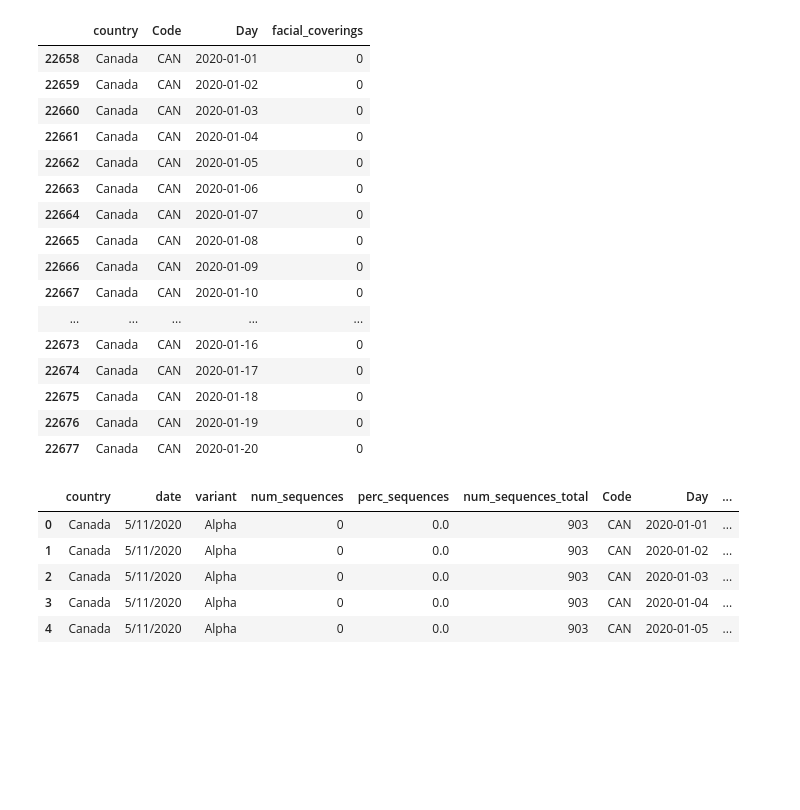
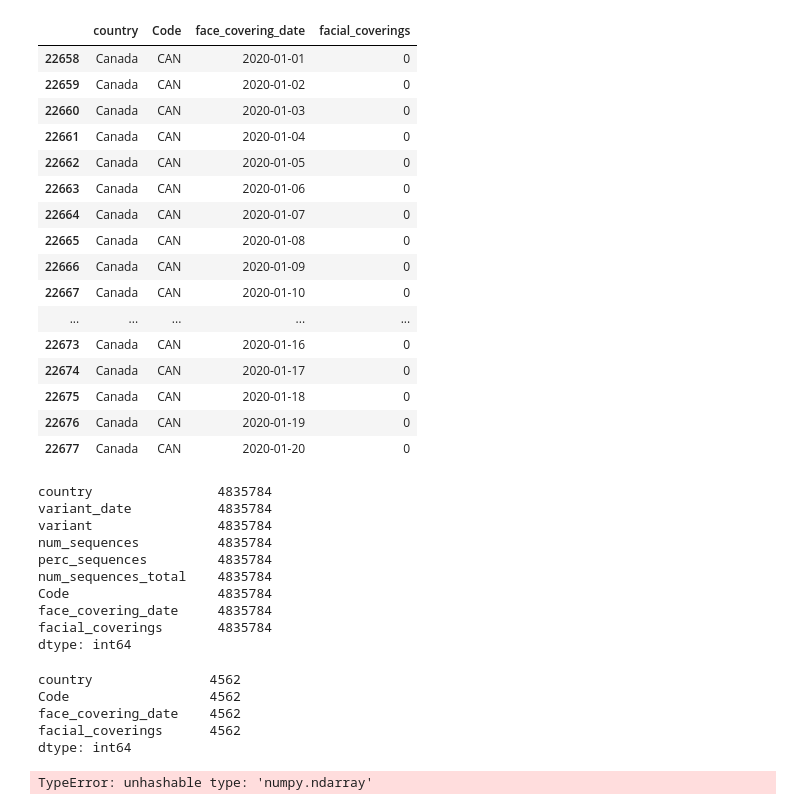
Before and after one commit to ranusuri/Team-A-Project-1, a Jupyter notebook: radhika_a/Covid_data_Radhika.ipynb, the cells around one changed output. Drawn from its saved outputs; the diff is of its cells as text; code cells hidden in the pictures; blank space fills up the shorter version.

```diff
--- a/radhika_a/Covid_data_Radhika.ipynb
+++ b/radhika_a/Covid_data_Radhika.ipynb
@@ -22,12 +54,12 @@ countries_6_variants_df.head()
 # %%
 face_covering_df = pd.read_csv('face-covering-policies-covid.csv')
-face_covering_df.rename(columns={'Entity':'country'},inplace=True)
+face_covering_df.rename(columns={'Entity':'country','Day':'face_covering_date'},inplace=True)
 
 countries_6_face_covering_df = face_covering_df.loc[face_covering_df['country'].isin(['United States','Canada','Germany','India','Japan','Sweden'])]
 
 countries_6_face_covering_df.head(20)
 # %% [output]
-|  | country | Code | Day | facial_coverings |
+|  | country | Code | face_covering_date | facial_coverings |
 | 22658 | Canada | CAN | 2020-01-01 | 0 |
 | 22659 | Canada | CAN | 2020-01-02 | 0 |
 | 22660 | Canada | CAN | 2020-01-03 | 0 |
@@ -49,14 +81,46 @@ countries_6_face_covering_df.head(20)
 combined_dataset = pd.merge(countries_6_variants_df,countries_6_face_covering_df,how='outer',on='country')
 
 combined_dataset.head()
+combined_dataset.count()
 
 # Display the data table for preview
 #combined_dataset.count()
 # %% [output]
-|  | country | date | variant | num_sequences | perc_sequences | num_sequences_total | Code | Day | ... |
-| 0 | Canada | 5/11/2020 | Alpha | 0 | 0.0 | 903 | CAN | 2020-01-01 | ... |
-| 1 | Canada | 5/11/2020 | Alpha | 0 | 0.0 | 903 | CAN | 2020-01-02 | ... |
-| 2 | Canada | 5/11/2020 | Alpha | 0 | 0.0 | 903 | CAN | 2020-01-03 | ... |
-| 3 | Canada | 5/11/2020 | Alpha | 0 | 0.0 | 903 | CAN | 2020-01-04 | ... |
-| 4 | Canada | 5/11/2020 | Alpha | 0 | 0.0 | 903 | CAN | 2020-01-05 | ... |
+country                4835784
+variant_date           4835784
+variant                4835784
+num_sequences          4835784
+perc_sequences         4835784
+num_sequences_total    4835784
+Code                   4835784
+face_covering_date     4835784
+facial_coverings       4835784
+dtype: int64
+# %%
+# Framinf the date range
+A = '2020-01-01'
+B = '2021-12-31'
+data_truncated = countries_6_face_covering_df.loc[(combined_dataset['face_covering_date'] >= A) & (combined_dataset['face_covering_date'] <= B)]
+data_truncated.head(5)
+data_truncated.count()
+
+countries_6_face_covering_df.count()
+# %% [output]
+country               4562
+Code                  4562
+face_covering_date    4562
+facial_coverings      4562
+dtype: int64
+# %%
+canada_df = data_truncated.loc[data_truncated['country'].isin(['Canada'])]
+canada_df_grouped = canada_df.groupby(['face_covering_date','facial_coverings'])
+x_axis = canada_df[['facial_coverings']]
+dates = canada_df[['face_covering_date']]
+#canada_df_grouped.count()
+#x_axis
+dates
+#plt.subplots(figsize=(120, 20))
+plt.plot(dates,x_axis,linewidth=2, markersize=10,marker="p",color="orange")
+# %% [output]
+TypeError: unhashable type: 'numpy.ndarray'
 # %%
```
Also changed, not shown: parts of 4 cells of this notebook, 2 other files.
